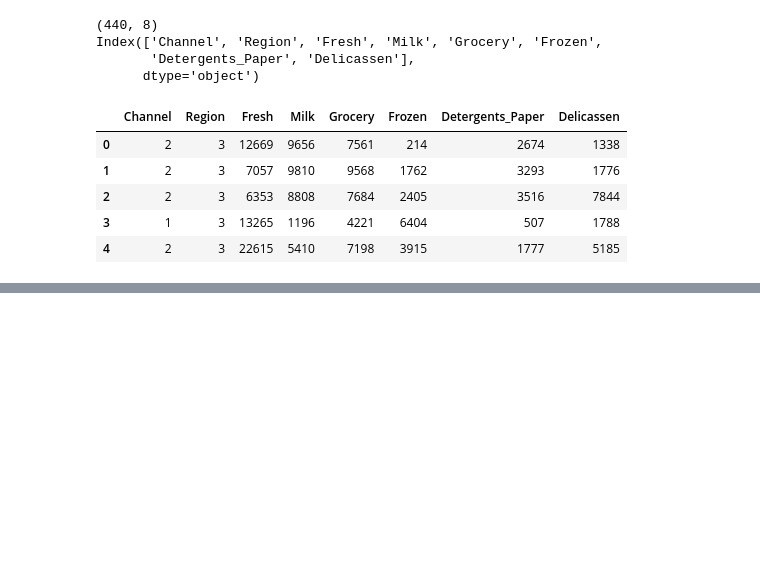
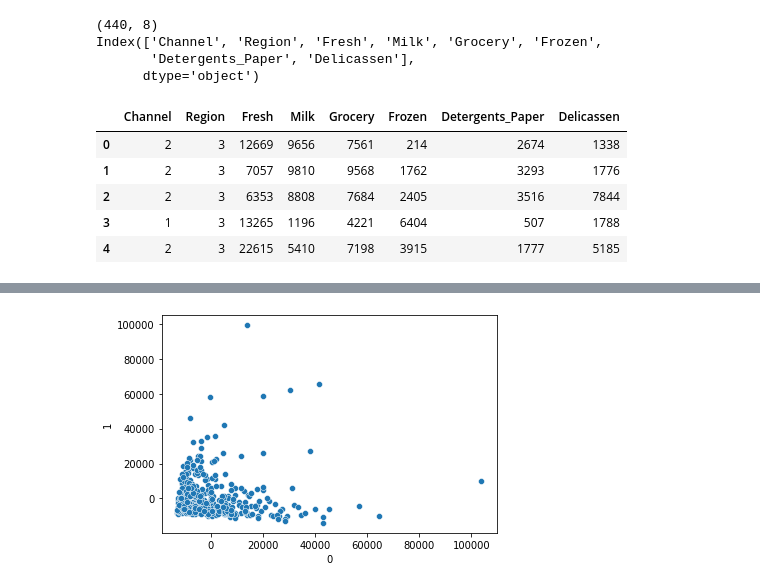
Before and after one commit to cocktail-clustering/1st-clustering, a Jupyter notebook: wholesale_dbscan.ipynb, the cells around one changed output, grey strips where cells are left out. Saved outputs shown, nothing was run; the diff lists cells and outputs as text; code cells hidden in the pictures; blank space fills up the shorter version.

```diff
--- a/wholesale_dbscan.ipynb
+++ b/wholesale_dbscan.ipynb
@@ -40,4 +36,0 @@ array([3, 1, 2])
-# %%
-# CR_group
-# 채널-지역 그룹
-df['CR_group']=df['Channel']*df['Channel']*df['Region']
@@ -47,7 +36,0 @@ numerical_df = numerical_df.drop(['Region','Channel'],axis=1)
-# %%
-scaler = StandardScaler()
-col = numerical_df.columns.difference(['CR_group'])
-scaled_df = pd.DataFrame(data=scaler.fit_transform(
-    numerical_df[numerical_df.columns.difference(['CR_group'])])
-, columns=col)
-scaled_df.head()
@@ -66,0 +72,13 @@ fine epsilon using Neraest Neigbors
+# %%
+n_row = df.shape[0]
+one_hot_encoding_columns = ['Channel1','Channel2','Region1','Region2','Region3']
+for col in one_hot_encoding_columns:
+  df[col] = [0] * n_row
+
+for i in range(n_row):
+  df['Channel{}'.format(str(df['Channel'][i]))][i] = 1
+  df['Region{}'.format(str(df['Region'][i]))][i] = 1
+
+df = df.drop(['Channel','Region'], axis=1)
+
+df.head()
@@ -66,0 +92,8 @@ fine epsilon using Neraest Neigbors
+# %%
+# plot
+pca = PCA(n_components=2)
+pca_df = pd.DataFrame(pca.fit_transform(df), columns=[0, 1])
+sns.scatterplot(pca_df[0], pca_df[1], legend="full")
+plt.show()
+# %% [output]
+[figure, added]
```
Also changed, not shown: parts of 33 cells of this notebook.
